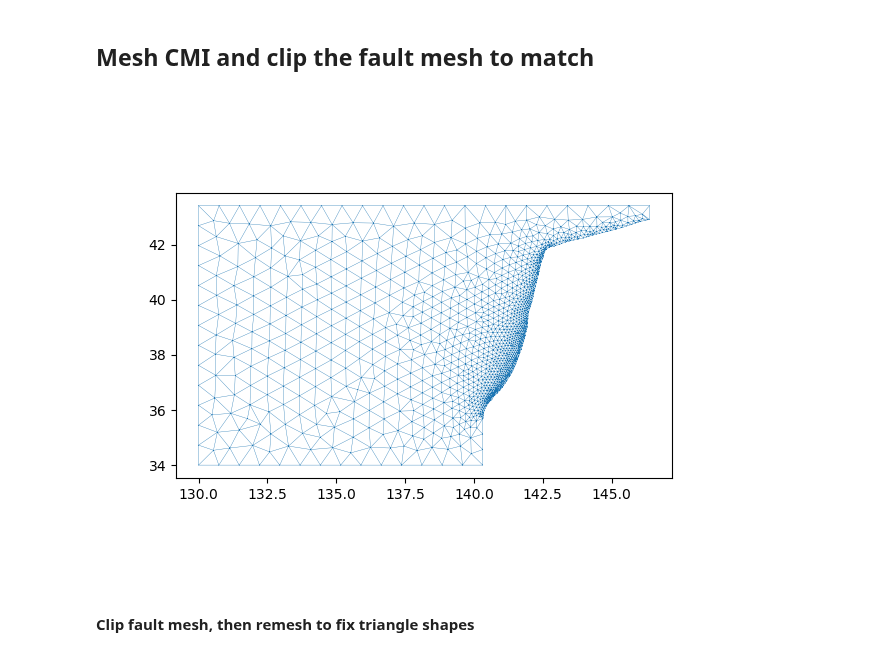
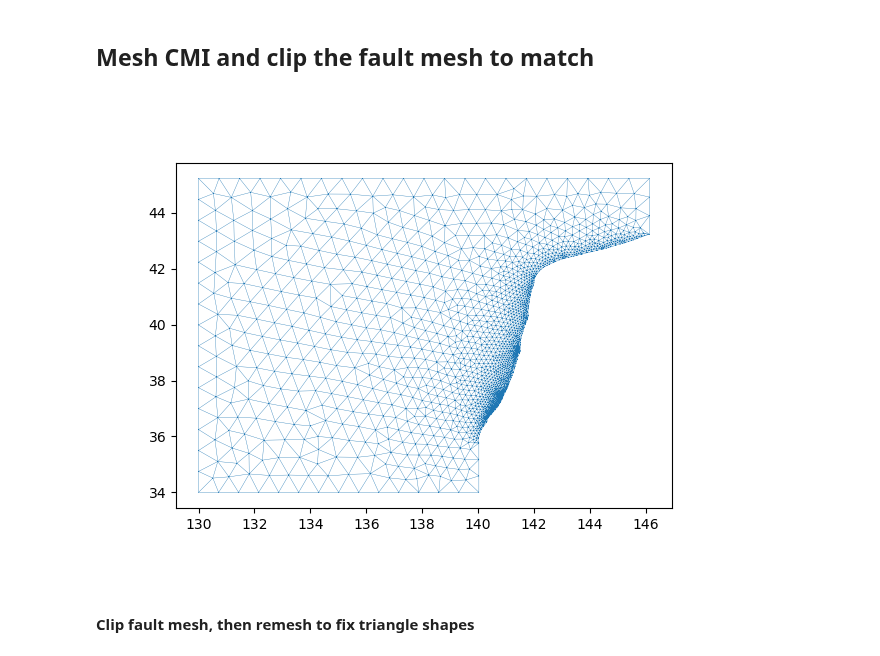
Before and after one commit to e-middleton/Emily_fault_displacement, a Jupyter notebook: CMI.ipynb, the cells around one changed output. Cells and saved outputs as stored; diff of their text form; code cells hidden in the pictures.

```diff
--- a/CMI.ipynb
+++ b/CMI.ipynb
@@ -90,17 +91,7 @@ mesh["points"] = meshobj.points
 mesh["verts"] = meshio.CellBlock("triangle", meshobj.get_cells_type("triangle")).data
 ntri = len(mesh["verts"])
 
-# Expand mesh coordinates
-mesh["lon1"] = mesh["points"][mesh["verts"][:, 0], 0]
-mesh["lon2"] = mesh["points"][mesh["verts"][:, 1], 0]
-mesh["lon3"] = mesh["points"][mesh["verts"][:, 2], 0]
-mesh["lat1"] = mesh["points"][mesh["verts"][:, 0], 1]
-mesh["lat2"] = mesh["points"][mesh["verts"][:, 1], 1]
-mesh["lat3"] = mesh["points"][mesh["verts"][:, 2], 1]
-mesh["dep1"] = mesh["points"][mesh["verts"][:, 0], 2]
-mesh["dep2"] = mesh["points"][mesh["verts"][:, 1], 2]
-mesh["dep3"] = mesh["points"][mesh["verts"][:, 2], 2]
-mesh["centroids"] = np.mean(mesh["points"][mesh["verts"], :], axis=1)
+mesh = expandMesh(mesh) # expand coordinates and calculate properties of mesh
 # %%
 # Define some helpful functions for determining points along triangle legs
 
@@ -263,7 +254,7 @@ depth_contour = depth_contour[indicies]
 
 # separately add on the corners of the CMI
 # min lon and min lat defined at top
-max_lat = np.max(depth_contour[:,1]+0.5) # maximum latitude for corner
+max_lat = np.max(depth_contour[:,1]+2) # maximum latitude for corner
 
 # corner points starting from lower left and moving counterclockwise
 corner_points = np.array([[min_lon, min_lat, plane_depth], [depth_contour[0,0], min_lat, plane_depth], [min_lon, max_lat, plane_depth], [np.max(depth_contour[:,0]), max_lat, plane_depth]])
@@ -325,70 +316,31 @@ gmsh.finalize()
 # %%
 # expand the CMI mesh
 horiz = dict()
 # information about the CMI mesh is read in, and stored in a dictionary just like for fault mesh earlier
 horizobj = meshio.read("horiz.msh")
 horiz["points"] = horizobj.points
 horiz["verts"] = meshio.CellBlock("triangle", horizobj.get_cells_type("triangle")).data
 
 keep_el = np.ones(len(horiz["verts"])).astype(bool)
 
 for i in range(len(horiz["verts"])):
     tri_test = np.shape(np.unique(horiz["points"][horiz["verts"][i,:],:],axis=0))[0]
     if tri_test != 3:
         keep_el[i] = False
 
 horiz["verts"] = horiz["verts"][keep_el,:]
 
-# Expand mesh coordinates
-horiz["lon1"] = horiz["points"][horiz["verts"][:, 0], 0]
-horiz["lon2"] = horiz["points"][horiz["verts"][:, 1], 0]
-horiz["lon3"] = horiz["points"][horiz["verts"][:, 2], 0]
-horiz["lat1"] = horiz["points"][horiz["verts"][:, 0], 1]
-horiz["lat2"] = horiz["points"][horiz["verts"][:, 1], 1]
-horiz["lat3"] = horiz["points"][horiz["verts"][:, 2], 1]
-horiz["dep1"] = horiz["points"][horiz["verts"][:, 0], 2]
-horiz["dep2"] = horiz["points"][horiz["verts"][:, 1], 2]
-horiz["dep3"] = horiz["points"][horiz["verts"][:, 2], 2]
-horiz["centroids"] = np.mean(horiz["points"][horiz["verts"], :], axis=1)
+horiz = expandMesh(horiz) # expand mesh coordinates
 
-# Cartesian coordinates in meters
-horiz["x1"], horiz["y1"], horiz["z1"] = sph2cart(
-    horiz["lon1"],
-    horiz["lat1"],
-    RADIUS_EARTH + KM2M * horiz["dep1"],
-)
-horiz["x2"], horiz["y2"], horiz["z2"] = sph2cart(
-    horiz["lon2"],
-    horiz["lat2"],
-    RADIUS_EARTH + KM2M * horiz["dep2"],
-)
-horiz["x3"], horiz["y3"], horiz["z3"] = sph2cart(
-    horiz["lon3"],
-    horiz["lat3"],
-    RADIUS_EARTH + KM2M * horiz["dep3"],
-)
-# Cartesian triangle centroids
-horiz["x_centroid"] = (horiz["x1"] + horiz["x2"] + horiz["x3"]) / 3.0
-horiz["y_centroid"] = (horiz["y1"] + horiz["y2"] + horiz["y3"]) / 3.0
-horiz["z_centroid"] = (horiz["z1"] + horiz["z2"] + horiz["z3"]) / 3.0
-
-# Cross products for orientations
-tri_leg1 = np.transpose([np.deg2rad(horiz["lon2"] - horiz["lon1"]), np.deg2rad(horiz["lat2"] - horiz["lat1"]), (1 + KM2M * horiz["dep2"] / RADIUS_EARTH) - (1 + KM2M * horiz["dep1"] / RADIUS_EARTH)])
-tri_leg2 = np.transpose([np.deg2rad(horiz["lon3"] - horiz["lon1"]), np.deg2rad(horiz["lat3"] - horiz["lat1"]), (1 + KM2M * horiz["dep3"] / RADIUS_EARTH) - (1 + KM2M * horiz["dep1"] / RADIUS_EARTH)])
-horiz["nv"] = np.cross(tri_leg1, tri_leg2)
-azimuth, elevation, r = cart2sph(horiz["nv"][:, 0], horiz["nv"][:, 1], horiz["nv"][:, 2])
-horiz["strike"] = wrap2360(-np.rad2deg(azimuth))
-horiz["dip"] = 90 - np.rad2deg(elevation)
-horiz["dip_flag"] = horiz["dip"] != 90
 
 # Draw the cmi
 plt.close('all')
 fig, ax = plt.subplots()
 ax.triplot(horiz["points"][:, 0], horiz["points"][:, 1], horiz["verts"], linewidth=0.25)
 ax.set_aspect("equal")
 plt.show()
 # %% [output]
-[figure, old version]
+[figure, new version]
 # %% [markdown]
 #### Clip fault mesh, then remesh to fix triangle shapes
 # %%
```
Also changed, not shown: parts of 14 cells of this notebook.
